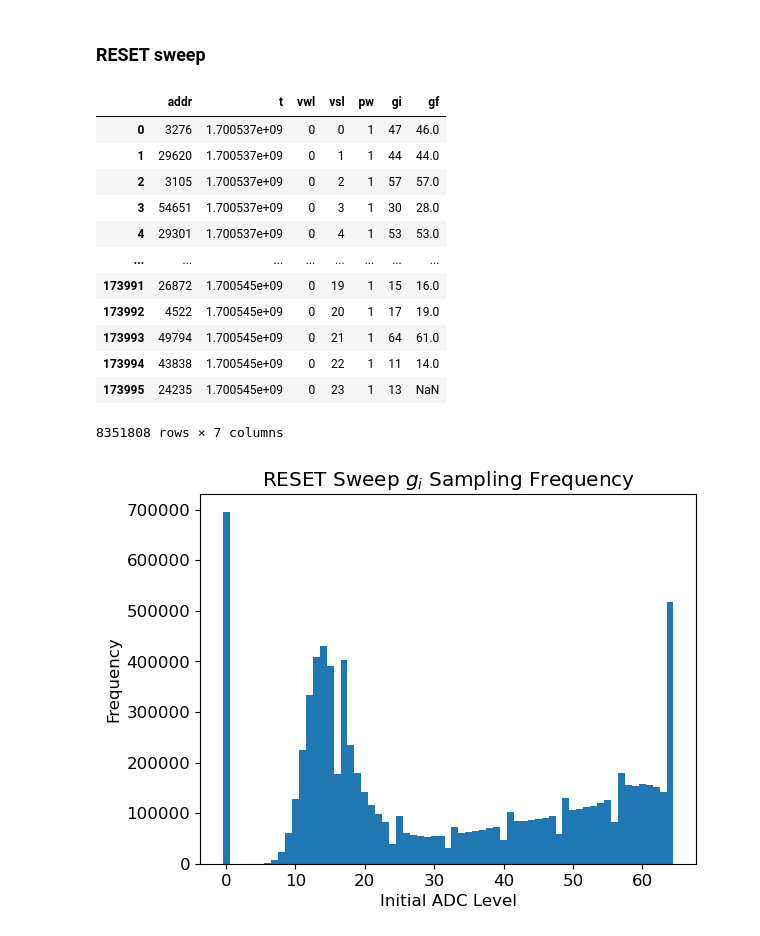
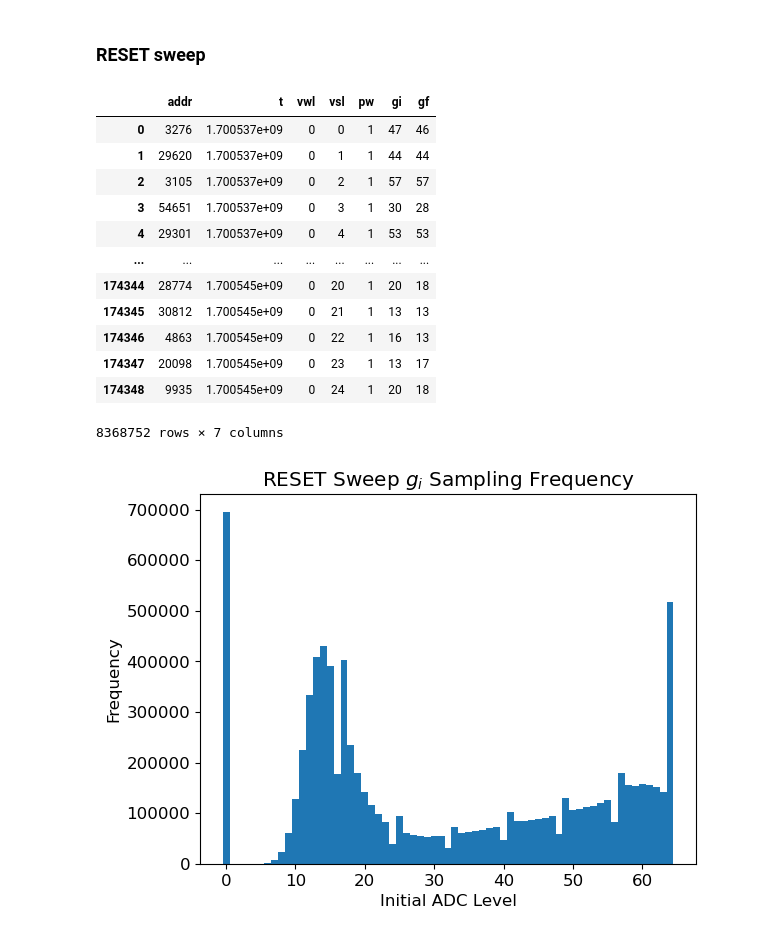
Before and after one commit to akashlevy/ember-python, a Jupyter notebook: analysis/characterizations.ipynb, the cells around one changed output. Cells and saved outputs as stored; diff of their text form; code cells hidden in the pictures.

```diff
--- a/analysis/characterizations.ipynb
+++ b/analysis/characterizations.ipynb
@@ -347,23 +353,23 @@ ax.azim = 0
 ### RESET sweep
 # %%
 # RESET sweep data
-resetdata = pd.read_csv(f"../reset_sweep.csv", delimiter="\t", names=["addr", "t", "vwl", "vsl", "pw"] + [f"gi[{i}]" for i in range(48)] + [f"gf[{i}]" for i in range(48)])
+resetdata = pd.read_csv(f"../data/sweep/reset_sweep.csv.gz", delimiter="\t", names=["addr", "t", "vwl", "vsl", "pw"] + [f"gi[{i}]" for i in range(48)] + [f"gf[{i}]" for i in range(48)])
 resetdata = pd.concat([resetdata[["addr","t","vwl","vsl","pw",f"gi[{i}]",f"gf[{i}]"]].rename(columns={f"gi[{i}]" : "gi", f"gf[{i}]" : "gf"}) for i in range(48)])
 resetdata
 # %% [output]
 |  | addr | t | vwl | vsl | pw | gi | gf |
-| 0 | 3276 | 1.700537e+09 | 0 | 0 | 1 | 47 | 46.0 |
-| 1 | 29620 | 1.700537e+09 | 0 | 1 | 1 | 44 | 44.0 |
-| 2 | 3105 | 1.700537e+09 | 0 | 2 | 1 | 57 | 57.0 |
-| 3 | 54651 | 1.700537e+09 | 0 | 3 | 1 | 30 | 28.0 |
-| 4 | 29301 | 1.700537e+09 | 0 | 4 | 1 | 53 | 53.0 |
+| 0 | 3276 | 1.700537e+09 | 0 | 0 | 1 | 47 | 46 |
+| 1 | 29620 | 1.700537e+09 | 0 | 1 | 1 | 44 | 44 |
+| 2 | 3105 | 1.700537e+09 | 0 | 2 | 1 | 57 | 57 |
+| 3 | 54651 | 1.700537e+09 | 0 | 3 | 1 | 30 | 28 |
+| 4 | 29301 | 1.700537e+09 | 0 | 4 | 1 | 53 | 53 |
 | ... | ... | ... | ... | ... | ... | ... | ... |
-| 173991 | 26872 | 1.700545e+09 | 0 | 19 | 1 | 15 | 16.0 |
-| 173992 | 4522 | 1.700545e+09 | 0 | 20 | 1 | 17 | 19.0 |
-| 173993 | 49794 | 1.700545e+09 | 0 | 21 | 1 | 64 | 61.0 |
-| 173994 | 43838 | 1.700545e+09 | 0 | 22 | 1 | 11 | 14.0 |
-| 173995 | 24235 | 1.700545e+09 | 0 | 23 | 1 | 13 | NaN |
+| 174344 | 28774 | 1.700545e+09 | 0 | 20 | 1 | 20 | 18 |
+| 174345 | 30812 | 1.700545e+09 | 0 | 21 | 1 | 13 | 13 |
+| 174346 | 4863 | 1.700545e+09 | 0 | 22 | 1 | 16 | 13 |
+| 174347 | 20098 | 1.700545e+09 | 0 | 23 | 1 | 13 | 17 |
+| 174348 | 9935 | 1.700545e+09 | 0 | 24 | 1 | 20 | 18 |
-8351808 rows × 7 columns
+8368752 rows × 7 columns
 # %%
 # RESET sweep gi sampling frequency check
 plt.figure()
```
Also changed, not shown: parts of 4 cells of this notebook, 4 other files.
